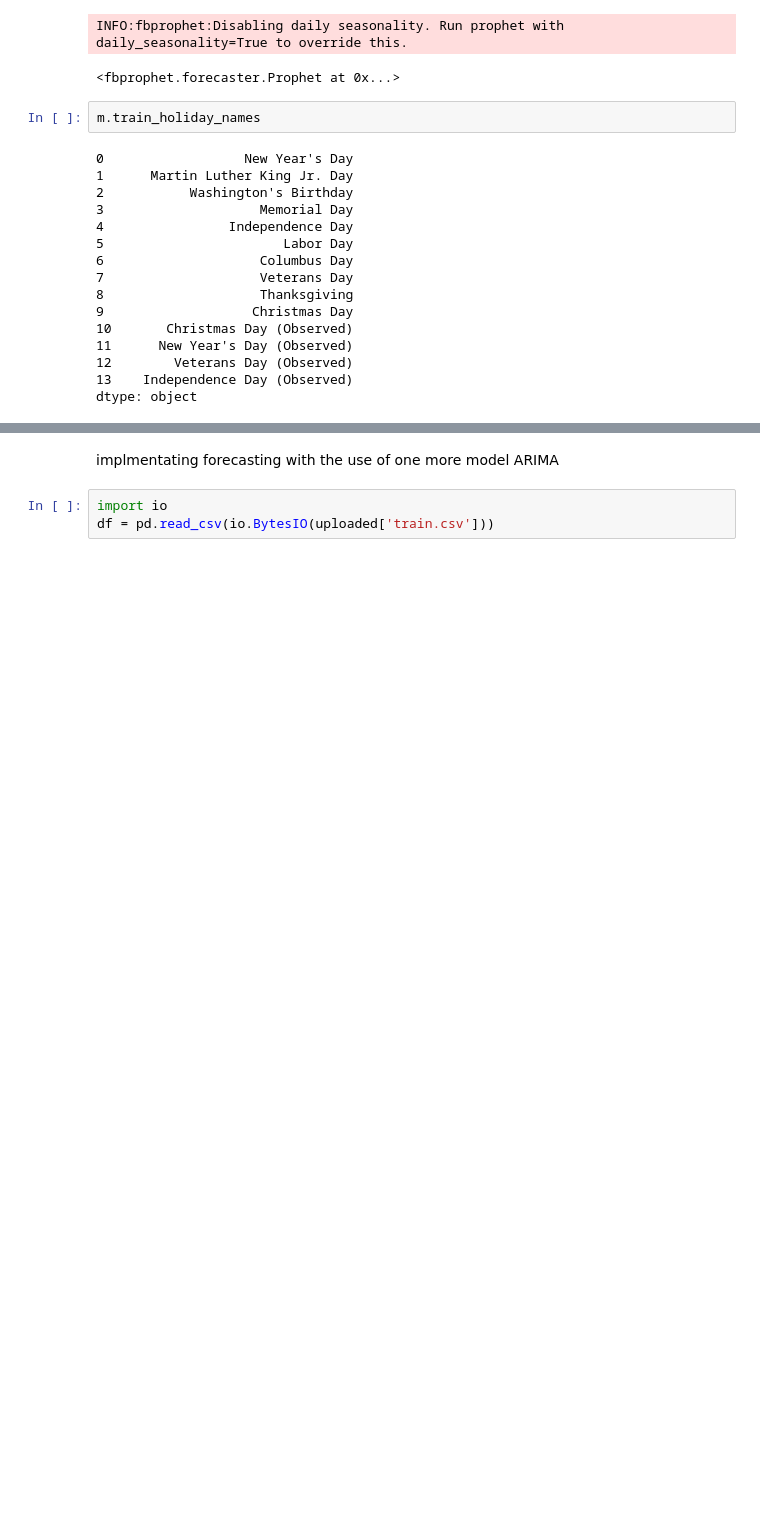
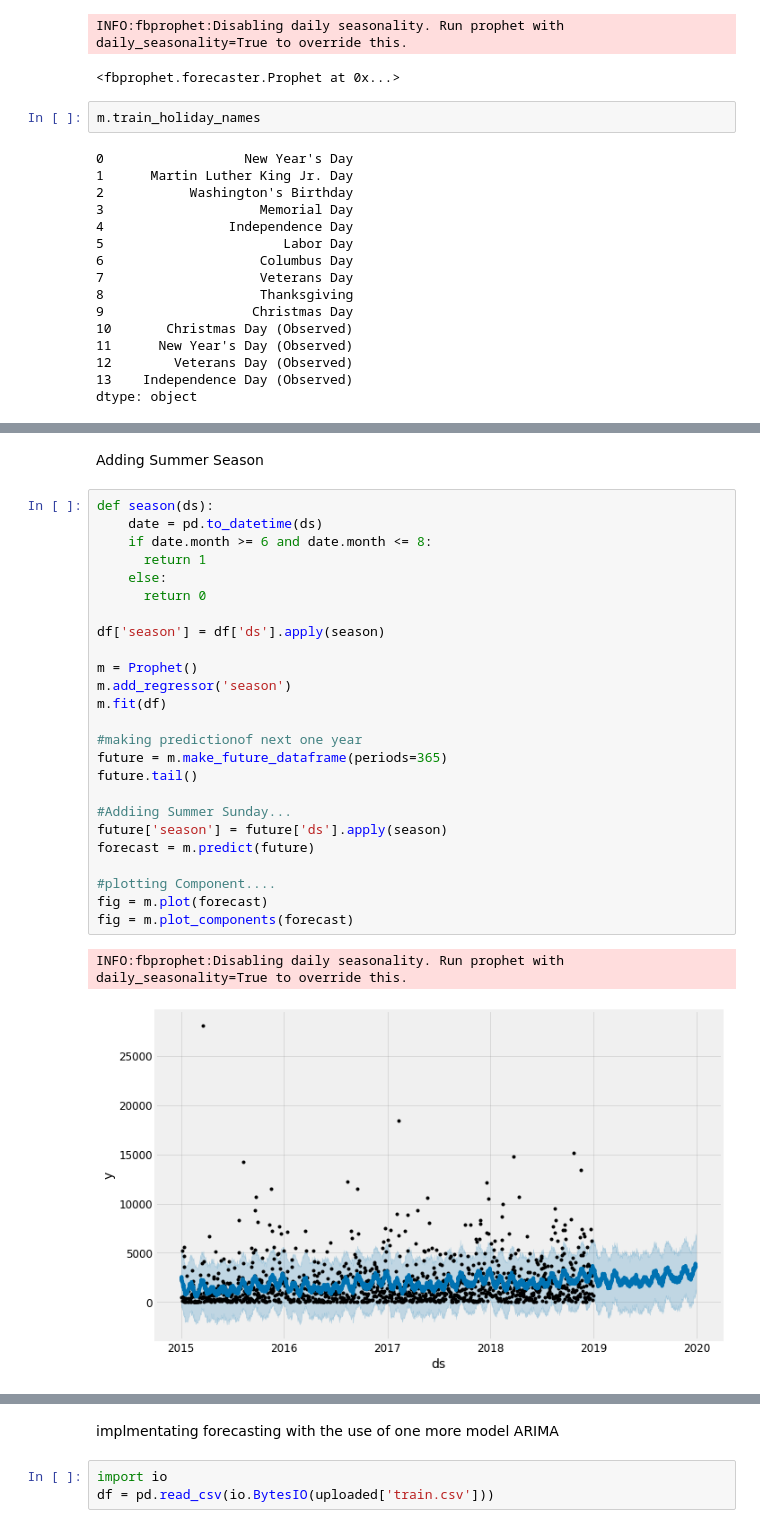
Before and after one commit to Santosh344/RetaildataAnalysis, a Jupyter notebook: prophet.ipynb, the cells around one changed output, grey strips where cells are left out. Drawn from its saved outputs; the diff is of its cells as text; blank space fills up the shorter version.

```diff
--- a/prophet.ipynb
+++ b/prophet.ipynb
@@ -173,0 +275,30 @@ INFO:fbprophet:Disabling daily seasonality. Run prophet with daily_seasonality=T
+# %% [markdown]
+Adding Summer Season
+# %%
+def season(ds):
+    date = pd.to_datetime(ds)
+    if date.month >= 6 and date.month <= 8:
+      return 1
+    else:
+      return 0
+
+df['season'] = df['ds'].apply(season)
+
+m = Prophet()
+m.add_regressor('season')
+m.fit(df)
+
+#making predictionof next one year
+future = m.make_future_dataframe(periods=365)
+future.tail()
+
+#Addiing Summer Sunday...
+future['season'] = future['ds'].apply(season)
+forecast = m.predict(future)
+
+#plotting Component....
+fig = m.plot(forecast)
+fig = m.plot_components(forecast)
+# %% [output]
+INFO:fbprophet:Disabling daily seasonality. Run prophet with daily_seasonality=True to override this.
+[figure, added]
```
Also changed, not shown: parts of 48 cells of this notebook.
